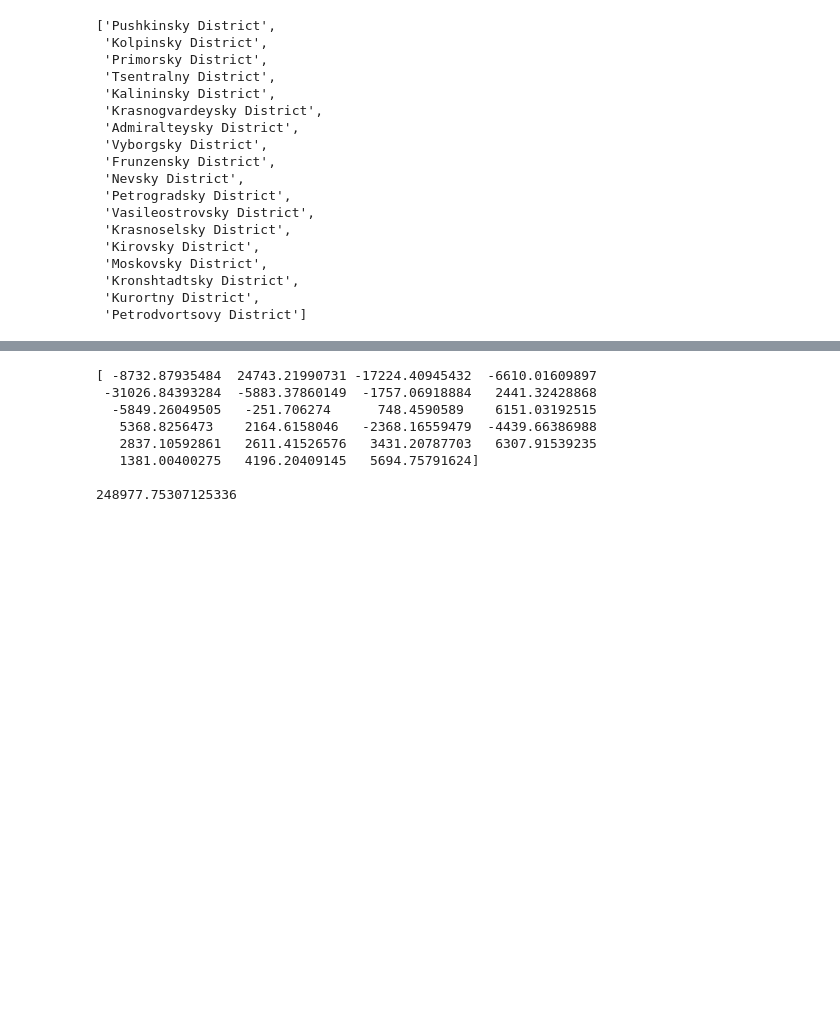
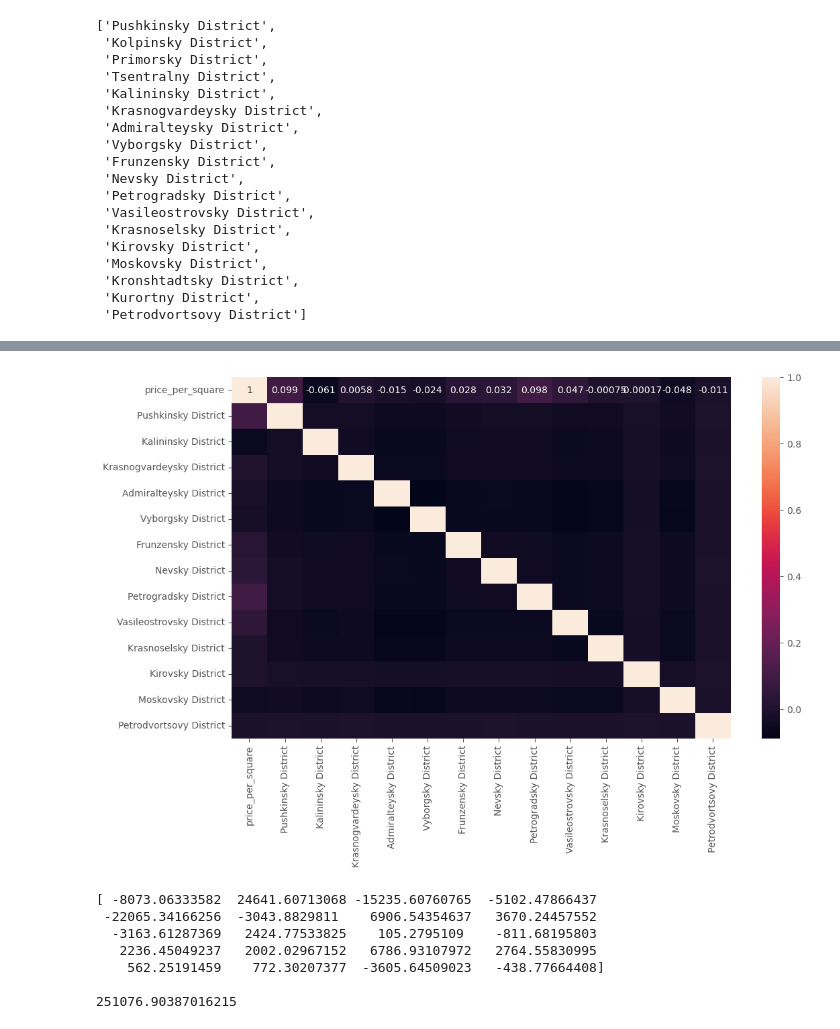
Before and after one commit to VondyBland/diplomopiska, a Jupyter notebook: for_article/popItka.ipynb, the cells around one changed output, grey strips where cells are left out. Drawn from its saved outputs; the diff is of its cells as text; code cells hidden in the pictures; blank space fills up the shorter version.

```diff
--- a/for_article/popItka.ipynb
+++ b/for_article/popItka.ipynb
@@ -433,10 +441,15 @@ data = data[['price_per_square', 'squares', 'max_floor',
+# %%
+plt.figure(figsize=([12,7]))
+sns.heatmap(data=data[dises].corr(),annot=True,fmt=".2g",)
+plt.show()
+# %% [output]
+[figure, added]
 # %%
 df_1 = data.copy()
 
 # Определяем зависимые и не зависимые переменные
 X = df_1[['squares', 'max_floor',
-'latitude', 'longitude','Nevskii prospekt','metro_1km','parkings_1km','Pushkinsky District',
- 'Kolpinsky District',
+       'latitude', 'longitude','Nevskii prospekt','parkings_1km','Pushkinsky District',
  'Primorsky District',
  'Kalininsky District',
  'Krasnogvardeysky District',
@@ -449,7 +462,6 @@ X = df_1[['squares', 'max_floor',
  'Krasnoselsky District',
  'Kirovsky District',
  'Moskovsky District',
- 'Kurortny District',
  'Petrodvortsovy District']]
 y = df_1['price_per_square']
 
@@ -469,14 +481,13 @@ print(coefficients,'\n')
 intercept = model_1.intercept_
 print(intercept)
 # %% [output]
-[ -8732.87935484  24743.21990731 -17224.40945432  -6610.01609897
- -31026.84393284  -5883.37860149  -1757.06918884   2441.32428868
-  -5849.26049505   -251.706274      748.4590589    6151.03192515
-   5368.8256473    2164.6158046   -2368.16559479  -4439.66386988
-   2837.10592861   2611.41526576   3431.20787703   6307.91539235
-   1381.00400275   4196.20409145   5694.75791624]
+[ -8073.06333582  24641.60713068 -15235.60760765  -5102.47866437
+ -22065.34166256  -3043.8829811    6906.54354637   3670.24457552
+  -3163.61287369   2424.77533825    105.2795109    -811.68195803
+   2236.45049237   2002.02967152   6786.93107972   2764.55830995
+    562.25191459    772.30207377  -3605.64509023   -438.77664408]
 
-248977.75307125336
+251076.90387016215
 # %%
 X = sm.add_constant(np.array(X_scaled))
 est = sm.OLS(y, X)
```
Also changed, not shown: parts of 15 cells of this notebook, 1 other file.
